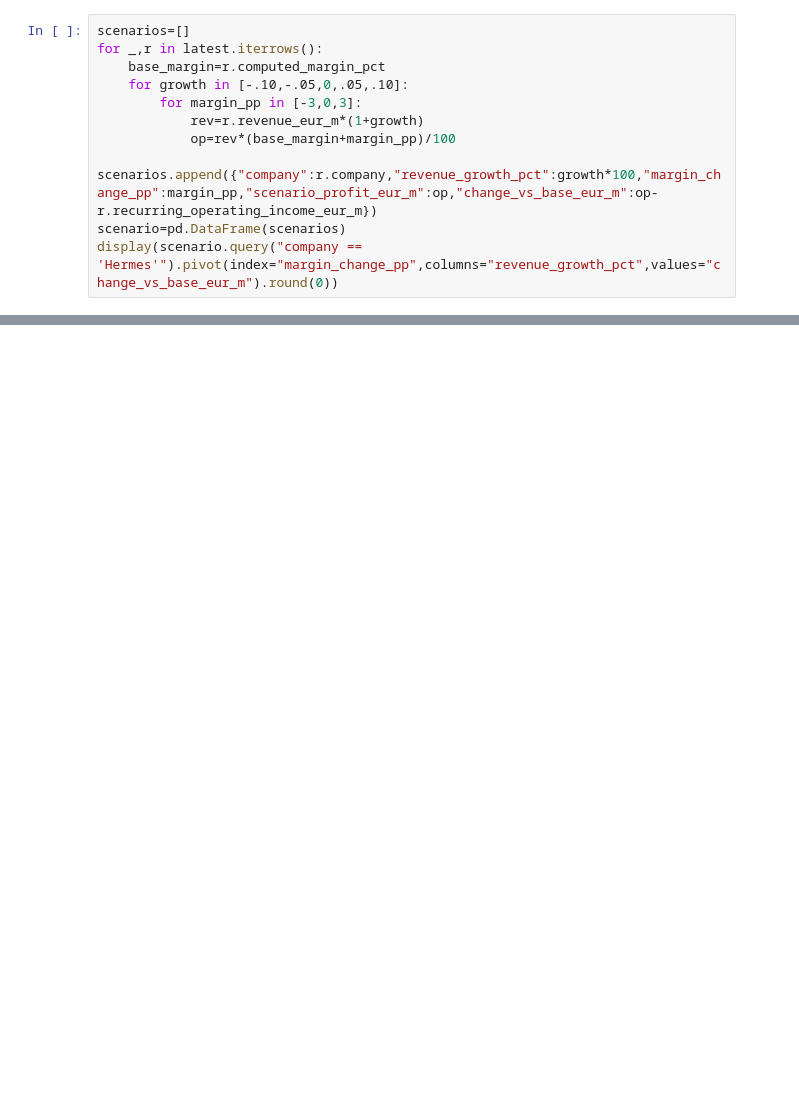
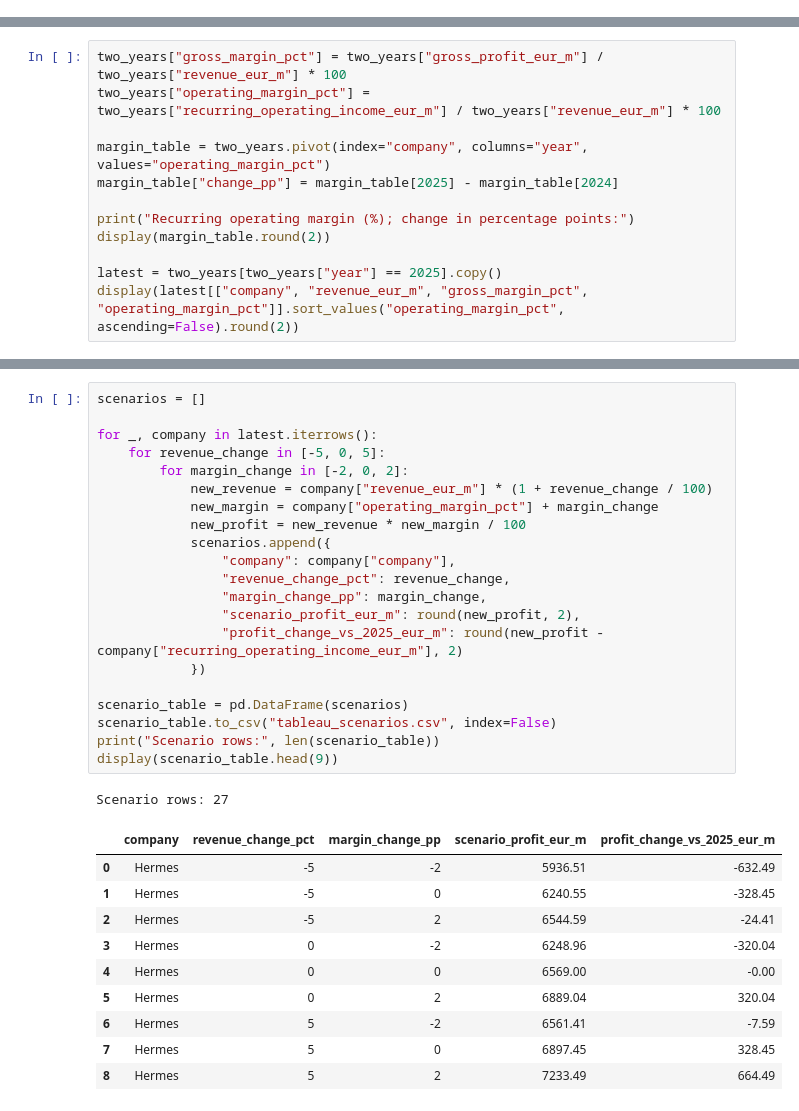
Before and after one commit to tsovinarharutyunyan/Luxury-financial-intelligence, a Jupyter notebook: Luxury_Financial_Intelligence.ipynb, the cells around one changed output, grey strips where cells are left out. Cells and saved outputs as stored; diff of their text form; blank space fills up the shorter version.

Commit message:
Refresh verified luxury financial analysis and Tableau data exports

```diff
--- a/Luxury_Financial_Intelligence.ipynb
+++ b/Luxury_Financial_Intelligence.ipynb
@@ -107,11 +0,0 @@ Change FY2025 revenue by −10% to +10% and operating margin by −3 to +3 perce
-# %%
-scenarios=[]
-for _,r in latest.iterrows():
-    base_margin=r.computed_margin_pct
-    for growth in [-.10,-.05,0,.05,.10]:
-        for margin_pp in [-3,0,3]:
-            rev=r.revenue_eur_m*(1+growth)
-            op=rev*(base_margin+margin_pp)/100
-            scenarios.append({"company":r.company,"revenue_growth_pct":growth*100,"margin_change_pp":margin_pp,"scenario_profit_eur_m":op,"change_vs_base_eur_m":op-r.recurring_operating_income_eur_m})
-scenario=pd.DataFrame(scenarios)
-display(scenario.query("company == 'Hermes'").pivot(index="margin_change_pp",columns="revenue_growth_pct",values="change_vs_base_eur_m").round(0))
@@ -144,0 +112,12 @@ See `sources_and_methodology.md` for exact reporting definitions and source link
+# %%
+two_years["gross_margin_pct"] = two_years["gross_profit_eur_m"] / two_years["revenue_eur_m"] * 100
+two_years["operating_margin_pct"] = two_years["recurring_operating_income_eur_m"] / two_years["revenue_eur_m"] * 100
+
+margin_table = two_years.pivot(index="company", columns="year", values="operating_margin_pct")
+margin_table["change_pp"] = margin_table[2025] - margin_table[2024]
+
+print("Recurring operating margin (%); change in percentage points:")
+display(margin_table.round(2))
+
+latest = two_years[two_years["year"] == 2025].copy()
+display(latest[["company", "revenue_eur_m", "gross_margin_pct", "operating_margin_pct"]].sort_values("operating_margin_pct", ascending=False).round(2))
@@ -144,0 +296,33 @@ See `sources_and_methodology.md` for exact reporting definitions and source link
+# %%
+scenarios = []
+
+for _, company in latest.iterrows():
+    for revenue_change in [-5, 0, 5]:
+        for margin_change in [-2, 0, 2]:
+            new_revenue = company["revenue_eur_m"] * (1 + revenue_change / 100)
+            new_margin = company["operating_margin_pct"] + margin_change
+            new_profit = new_revenue * new_margin / 100
+            scenarios.append({
+                "company": company["company"],
+                "revenue_change_pct": revenue_change,
+                "margin_change_pp": margin_change,
+                "scenario_profit_eur_m": round(new_profit, 2),
+                "profit_change_vs_2025_eur_m": round(new_profit - company["recurring_operating_income_eur_m"], 2)
+            })
+
+scenario_table = pd.DataFrame(scenarios)
+scenario_table.to_csv("tableau_scenarios.csv", index=False)
+print("Scenario rows:", len(scenario_table))
+display(scenario_table.head(9))
+# %% [output]
+Scenario rows: 27
+|  | company | revenue_change_pct | margin_change_pp | scenario_profit_eur_m | profit_change_vs_2025_eur_m |
+| 0 | Hermes | -5 | -2 | 5936.51 | -632.49 |
+| 1 | Hermes | -5 | 0 | 6240.55 | -328.45 |
+| 2 | Hermes | -5 | 2 | 6544.59 | -24.41 |
+| 3 | Hermes | 0 | -2 | 6248.96 | -320.04 |
+| 4 | Hermes | 0 | 0 | 6569.00 | -0.00 |
+| 5 | Hermes | 0 | 2 | 6889.04 | 320.04 |
+| 6 | Hermes | 5 | -2 | 6561.41 | -7.59 |
+| 7 | Hermes | 5 | 0 | 6897.45 | 328.45 |
+| 8 | Hermes | 5 | 2 | 7233.49 | 664.49 |
```
Also changed, not shown: parts of 40 cells of this notebook, 18 other files.
